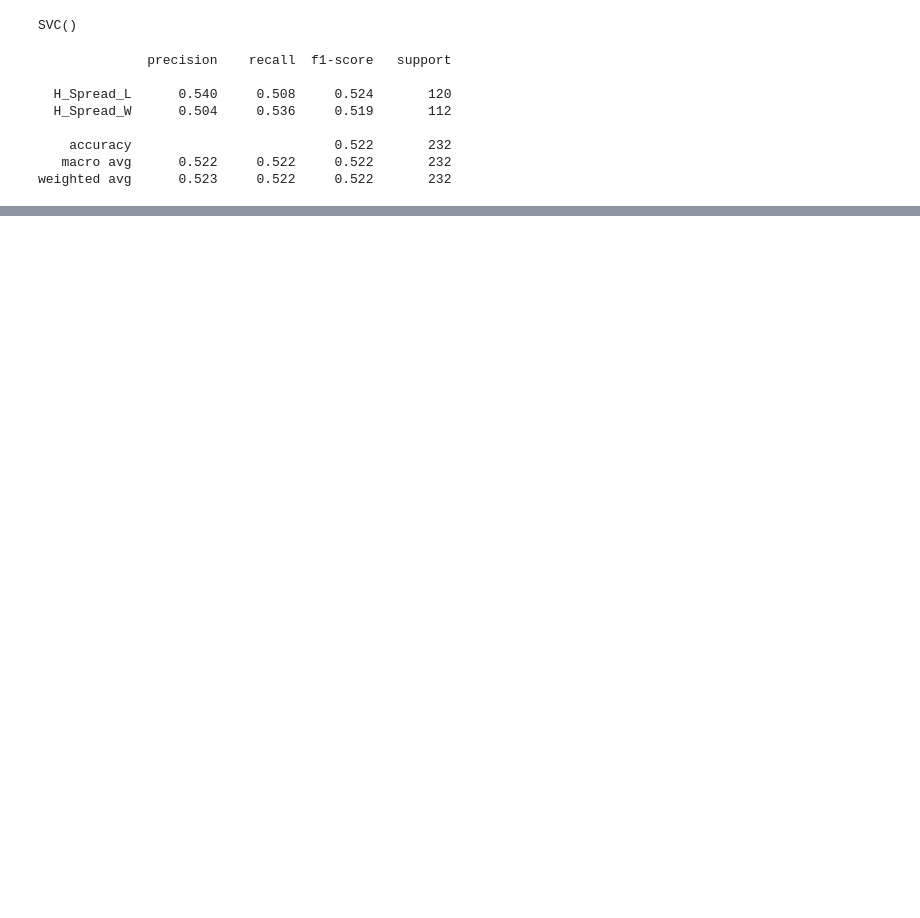
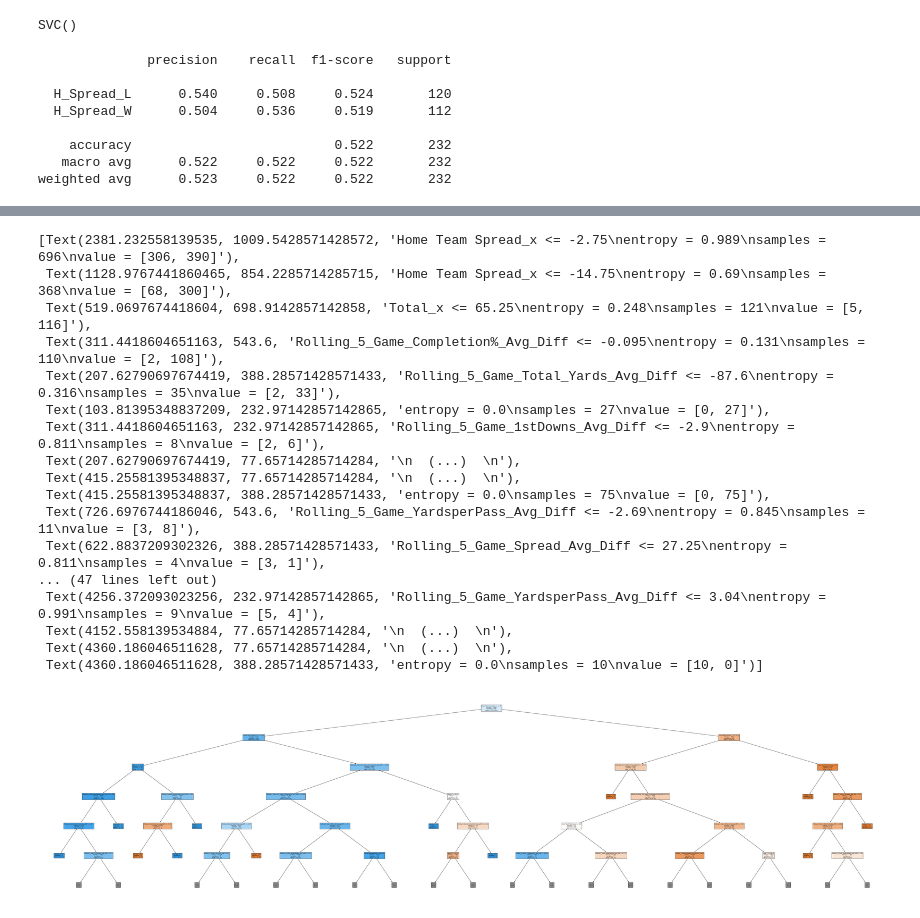
Before and after one commit to MarkClampitt/Springboard, a Jupyter notebook: Capstone2/Cap2_Final_Models-Copy1.ipynb, the cells around one changed output, grey strips where cells are left out. Cells and saved outputs as stored; diff of their text form; code cells hidden in the pictures; blank space fills up the shorter version.

Commit message:
Cap2 Model Complete

```diff
--- a/Capstone2/Cap2_Final_Models-Copy1.ipynb
+++ b/Capstone2/Cap2_Final_Models-Copy1.ipynb
@@ -831,0 +1000,2 @@ weighted avg      0.523     0.522     0.522       232
+# %%
+df6 = df6.dropna()
@@ -831,0 +1006,6 @@ weighted avg      0.523     0.522     0.522       232
+# %%
+
+y = df6['H/A Winner']
+X = df6.drop('H/A Winner',axis=1)
+# %%
+X_train,X_test,y_train,y_test = train_test_split(X,y,test_size=.25,random_state=42)
@@ -831,0 +1016,14 @@ weighted avg      0.523     0.522     0.522       232
+# %%
+
+entr_model= tree.DecisionTreeClassifier(criterion="entropy")
+
+entr_model.fit(X_train,y_train)
+
+
+y_pred = entr_model.predict(X_test)
+
+
+y_pred = pd.Series(y_pred)
+
+
+entr_model
@@ -831,0 +1043,22 @@ weighted avg      0.523     0.522     0.522       232
+# %%
+plt.figure(figsize=(80,20))
+plot_tree(entr_model,feature_names=X_train.columns,max_depth=5,filled=True)
+# %% [output]
+[Text(2381.232558139535, 1009.5428571428572, 'Home Team Spread_x <= -2.75\nentropy = 0.989\nsamples = 696\nvalue = [306, 390]'),
+ Text(1128.9767441860465, 854.2285714285715, 'Home Team Spread_x <= -14.75\nentropy = 0.69\nsamples = 368\nvalue = [68, 300]'),
+ Text(519.0697674418604, 698.9142857142858, 'Total_x <= 65.25\nentropy = 0.248\nsamples = 121\nvalue = [5, 116]'),
+ Text(311.4418604651163, 543.6, 'Rolling_5_Game_Completion%_Avg_Diff <= -0.095\nentropy = 0.131\nsamples = 110\nvalue = [2, 108]'),
+ Text(207.62790697674419, 388.28571428571433, 'Rolling_5_Game_Total_Yards_Avg_Diff <= -87.6\nentropy = 0.316\nsamples = 35\nvalue = [2, 33]'),
+ Text(103.81395348837209, 232.97142857142865, 'entropy = 0.0\nsamples = 27\nvalue = [0, 27]'),
+ Text(311.4418604651163, 232.97142857142865, 'Rolling_5_Game_1stDowns_Avg_Diff <= -2.9\nentropy = 0.811\nsamples = 8\nvalue = [2, 6]'),
+ Text(207.62790697674419, 77.65714285714284, '\n  (...)  \n'),
+ Text(415.25581395348837, 77.65714285714284, '\n  (...)  \n'),
+ Text(415.25581395348837, 388.28571428571433, 'entropy = 0.0\nsamples = 75\nvalue = [0, 75]'),
+ Text(726.6976744186046, 543.6, 'Rolling_5_Game_YardsperPass_Avg_Diff <= -2.69\nentropy = 0.845\nsamples = 11\nvalue = [3, 8]'),
+ Text(622.8837209302326, 388.28571428571433, 'Rolling_5_Game_Spread_Avg_Diff <= 27.25\nentropy = 0.811\nsamples = 4\nvalue = [3, 1]'),
+... (47 lines left out)
+ Text(4256.372093023256, 232.97142857142865, 'Rolling_5_Game_YardsperPass_Avg_Diff <= 3.04\nentropy = 0.991\nsamples = 9\nvalue = [5, 4]'),
+ Text(4152.558139534884, 77.65714285714284, '\n  (...)  \n'),
+ Text(4360.186046511628, 77.65714285714284, '\n  (...)  \n'),
+ Text(4360.186046511628, 388.28571428571433, 'entropy = 0.0\nsamples = 10\nvalue = [10, 0]')]
+[figure, added]
```
Also changed, not shown: parts of 135 cells of this notebook.
